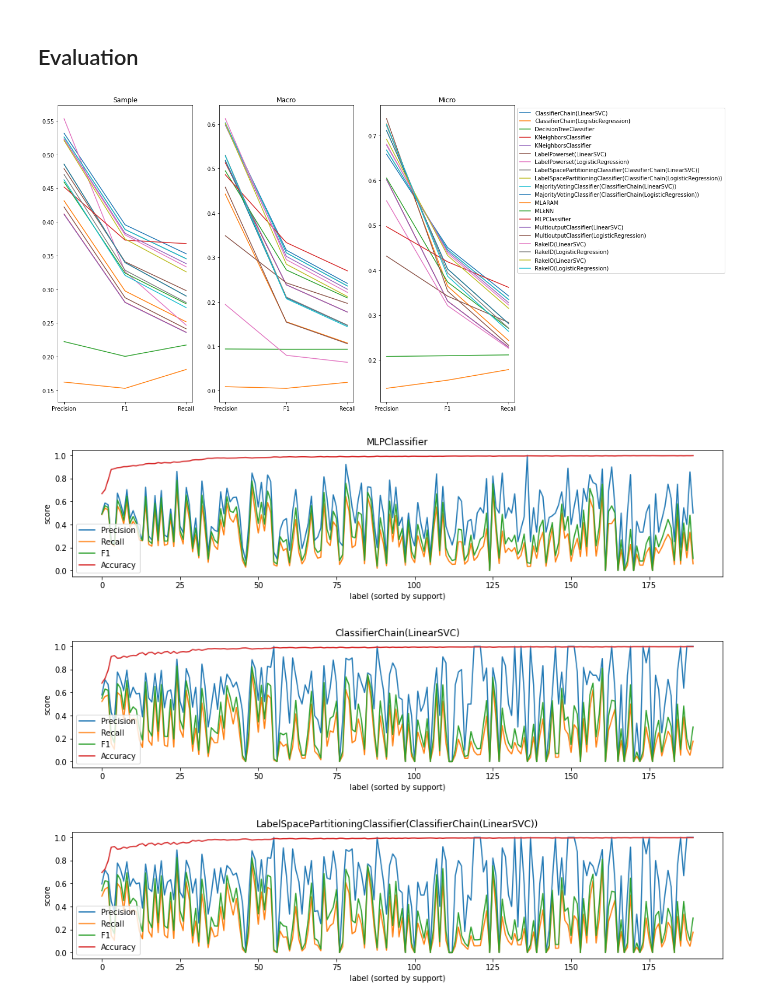
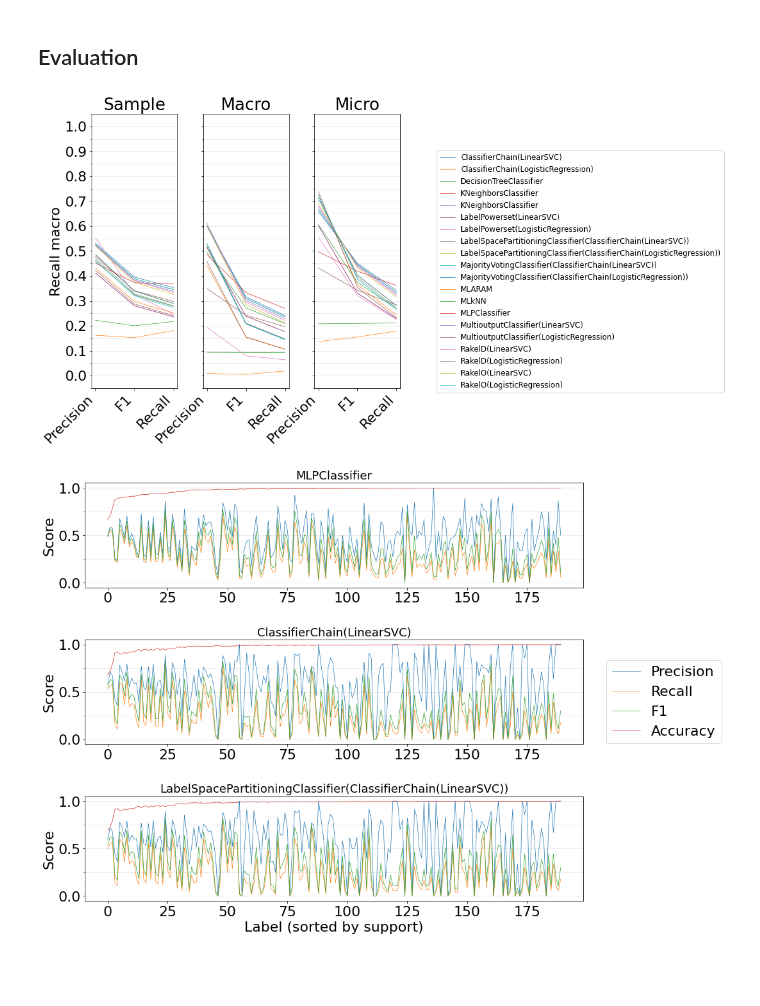
Before and after one commit to gefei-htw/academia_tag_recommender, a Jupyter notebook: notebooks/4.1.0-me-classification-bow.ipynb, the cells around one changed output. Saved outputs shown, nothing was run; the diff lists cells and outputs as text; code cells hidden in the pictures; blank space fills up the shorter version.

Commit message:
UPDATE(notebook 4.1.0): graph stylings

```diff
--- a/notebooks/4.1.0-me-classification-bow.ipynb
+++ b/notebooks/4.1.0-me-classification-bow.ipynb
@@ -18,12 +18,22 @@ import warnings
 warnings.filterwarnings('ignore')
 from joblib import dump, load
 from pathlib import Path
-from academia_tag_recommender.definitions import MODELS_PATH
-from academia_tag_recommender.classifier import Classifier
 from academia_tag_recommender.experiments.experimental_classifier import available_classifier_paths
 
-DATA_FOLDER = Path(MODELS_PATH) / 'classifier' / 'multi-label'
 RANDOM_STATE = 0
+ggplot_styles = {
+    'axes.axisbelow': 'True',
+    'axes.grid': True,
+    'axes.grid.which': 'both',
+    'axes.grid.axis': 'y',
+    'figure.figsize': (12, 8),
+    'font.size': 22,
+    'grid.color': 'gainsboro',
+    'grid.linewidth': '0.5',
+    'lines.linestyle': '-',
+    'lines.linewidth': 0.7
+}
+plt.rcParams.update(ggplot_styles)
 # %% [markdown]
 <a id='data_import'/>
 # %% [markdown]
@@ -429,20 +439,29 @@ for path in paths:
     evaluation = clf.evaluation
     evals.append([str(clf), evaluation])
 # %%
+from matplotlib.ticker import MultipleLocator
 x_ = ['Precision', 'F1', 'Recall']
-fig, axes = plt.subplots(1, 3, figsize=(15,10))
+fig, axes = plt.subplots(1, 3, figsize=(16,8), sharey=True)
 axes[0].set_title('Sample')
 axes[1].set_title('Macro')
 axes[2].set_title('Micro')
+for ax in axes:
+    ax.set_xticklabels(x_, rotation=45, ha='right')
+    ax.yaxis.set_major_locator(MultipleLocator(0.1))
+    ax.yaxis.set_minor_locator(MultipleLocator(0.05))
+    ax.set_ylim(-0.05, 1.05)
 for eval_ in evals:
     evaluator = eval_[1]
     axes[0].plot(x_, [evaluator.precision_samples, evaluator.f1_samples, evaluator.recall_samples], label=eval_[0])
     axes[1].plot(x_, [evaluator.precision_macro, evaluator.f1_macro, evaluator.recall_macro], label=eval_[0])
     axes[2].plot(x_, [evaluator.precision_micro, evaluator.f1_micro, evaluator.recall_micro], label=eval_[0])
-axes[2].legend(bbox_to_anchor=(1, 1), ncol=1)
+axes[0].set_ylabel('Recall macro')
+lines, labels = fig.axes[-1].get_legend_handles_labels()
+fig.legend(lines, labels, loc='right', fontsize=12)
+plt.subplots_adjust(wspace=0.3, right=0.55)
 plt.show()
 # %% [output]
-[figure, old version]
+[figure, new version]
 # %%
 top_3 = sorted(paths, key=lambda x: load(x).evaluation.recall_macro, reverse=True)[:3]
 # %%
@@ -468,20 +487,23 @@ for clf_path in top_3:
 # %%
 import numpy as np
 x_ = np.arange(0, len(y_test[0]))
-for classwise_result in classwise_results:
+fig, axes = plt.subplots(3, 1, figsize=(16, 12))
+for i, classwise_result in enumerate(classwise_results):
     name, results = classwise_result
-    _, fig_1 = plt.subplots(figsize=(15,3))
-    fig_1.set_title(name)
     sorted_results = sorted(results, key=lambda x: results[x]['support'], reverse=True)
-    fig_1.plot(x_, [results[result]['precision'] for result in sorted_results][0:len(x_)], label='Precision')
-    fig_1.plot(x_, [results[result]['recall'] for result in sorted_results][0:len(x_)], label='Recall')
-    fig_1.plot(x_, [results[result]['f1-score'] for result in sorted_results][0:len(x_)], label='F1')
-    fig_1.plot(x_, [results[result]['accuracy'] for result in sorted_results][0:len(x_)], label="Accuracy")
-    fig_1.set_xlabel('label (sorted by support)')
-    fig_1.set_ylabel('score')
-    fig_1.legend(loc='best')
+    axes[i].set_title(name, fontsize=18)
+    axes[i].plot(x_, [results[result]['precision'] for result in sorted_results][0:len(x_)], label='Precision')
+    axes[i].plot(x_, [results[result]['recall'] for result in sorted_results][0:len(x_)], label='Recall')
+    axes[i].plot(x_, [results[result]['f1-score'] for result in sorted_results][0:len(x_)], label='F1')
+    axes[i].plot(x_, [results[result]['accuracy'] for result in sorted_results][0:len(x_)], label="Accuracy")
+    axes[i].set_ylabel('Score')
+    axes[i].yaxis.set_major_locator(MultipleLocator(0.5))
+    axes[i].yaxis.set_minor_locator(MultipleLocator(0.25))
+    axes[i].set_ylim(-0.05, 1.05)
+axes[2].set_xlabel('Label (sorted by support)')
+lines, labels = fig.axes[-1].get_legend_handles_labels()
+fig.legend(lines, labels, loc='right')
+plt.subplots_adjust(hspace=0.5, right=0.8)
 plt.show()
 # %% [output]
-[figure, old version]
+[figure, new version]
-[figure, removed]
-[figure, removed]
```
